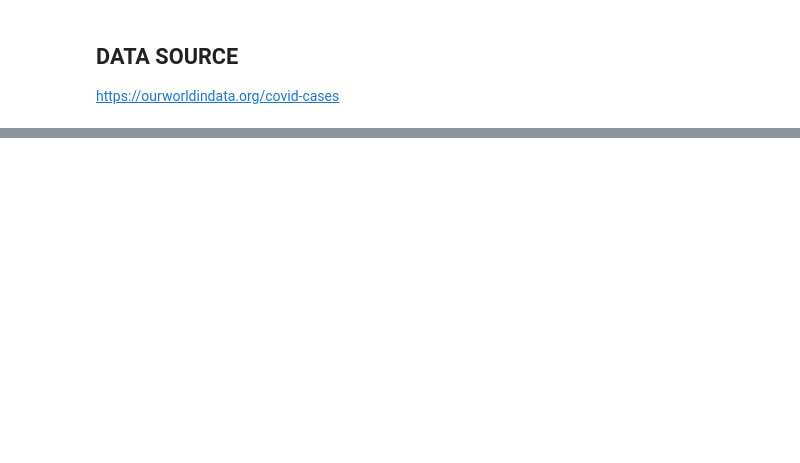
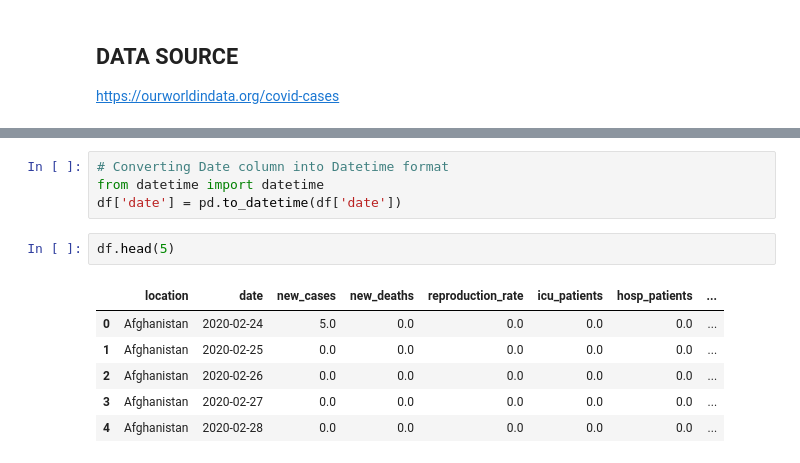
Before and after one commit to WooiLing94/WLCapstoneProject, a Jupyter notebook: CovidCases.ipynb, the cells around one changed output, grey strips where cells are left out. Saved outputs shown, nothing was run; the diff lists cells and outputs as text; blank space fills up the shorter version.

```diff
--- a/CovidCases.ipynb
+++ b/CovidCases.ipynb
@@ -141,0 +69,13 @@ memory usage: 6.1+ MB
+# %%
+# Converting Date column into Datetime format
+from datetime import datetime
+df['date'] = pd.to_datetime(df['date'])
+# %%
+df.head(5)
+# %% [output]
+|  | location | date | new_cases | new_deaths | reproduction_rate | icu_patients | hosp_patients | ... |
+| 0 | Afghanistan | 2020-02-24 | 5.0 | 0.0 | 0.0 | 0.0 | 0.0 | ... |
+| 1 | Afghanistan | 2020-02-25 | 0.0 | 0.0 | 0.0 | 0.0 | 0.0 | ... |
+| 2 | Afghanistan | 2020-02-26 | 0.0 | 0.0 | 0.0 | 0.0 | 0.0 | ... |
+| 3 | Afghanistan | 2020-02-27 | 0.0 | 0.0 | 0.0 | 0.0 | 0.0 | ... |
+| 4 | Afghanistan | 2020-02-28 | 0.0 | 0.0 | 0.0 | 0.0 | 0.0 | ... |
```
Also changed, not shown: parts of 17 cells of this notebook, 3 other files.
